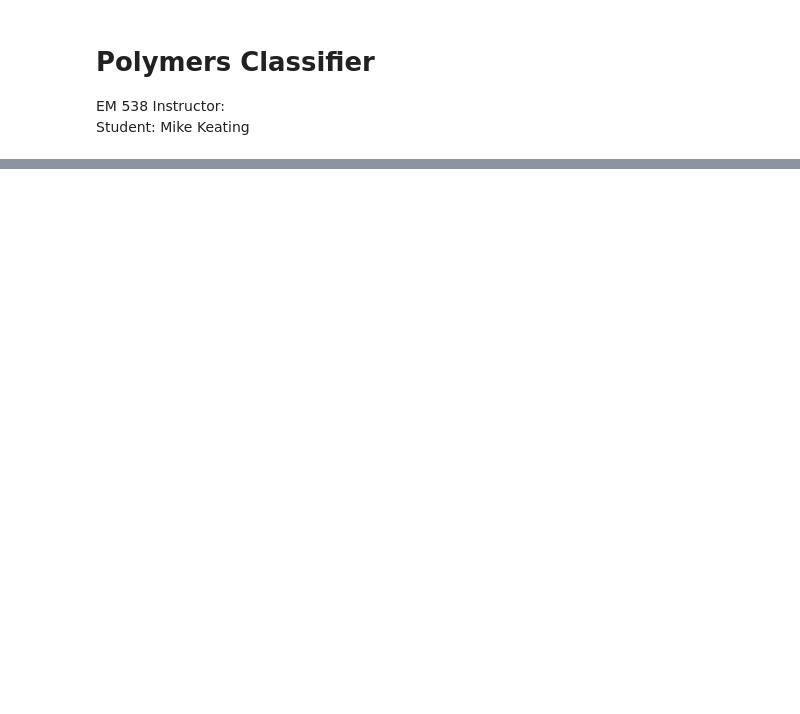
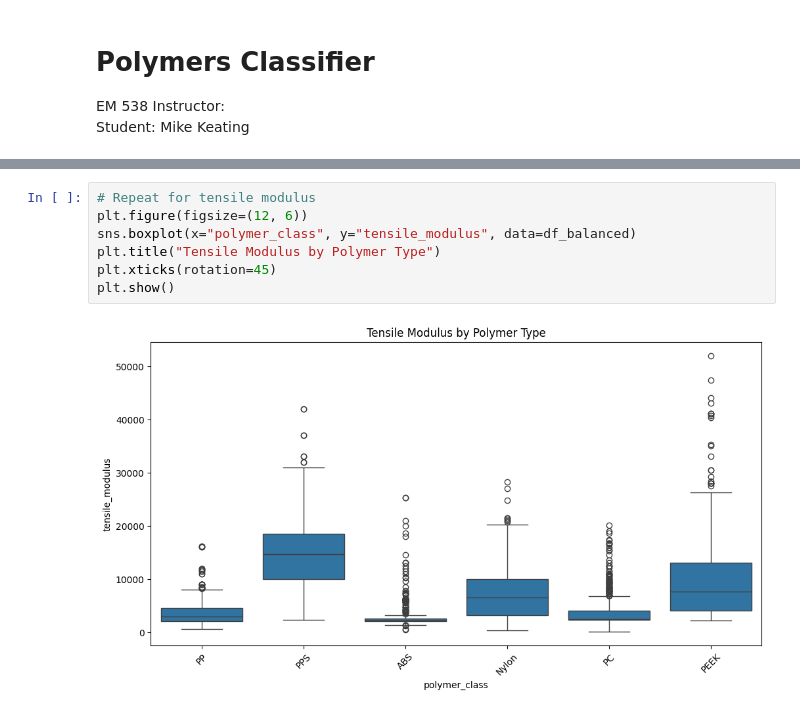
Before and after one commit to mike-keating-iv/ml-polymer-classification, a Jupyter notebook: polymers_classifier.ipynb, the cells around one changed output, grey strips where cells are left out. Drawn from its saved outputs; the diff is of its cells as text; blank space fills up the shorter version.

```diff
--- a/polymers_classifier.ipynb
+++ b/polymers_classifier.ipynb
@@ -394,0 +206,9 @@ df.groupby("Polymer Group").mean(numeric_only=True).round(2)
+# %%
+# Repeat for tensile modulus
+plt.figure(figsize=(12, 6))
+sns.boxplot(x="polymer_class", y="tensile_modulus", data=df_balanced)
+plt.title("Tensile Modulus by Polymer Type")
+plt.xticks(rotation=45)
+plt.show()
+# %% [output]
+[figure, added]
```
Also changed, not shown: parts of 34 cells of this notebook.
